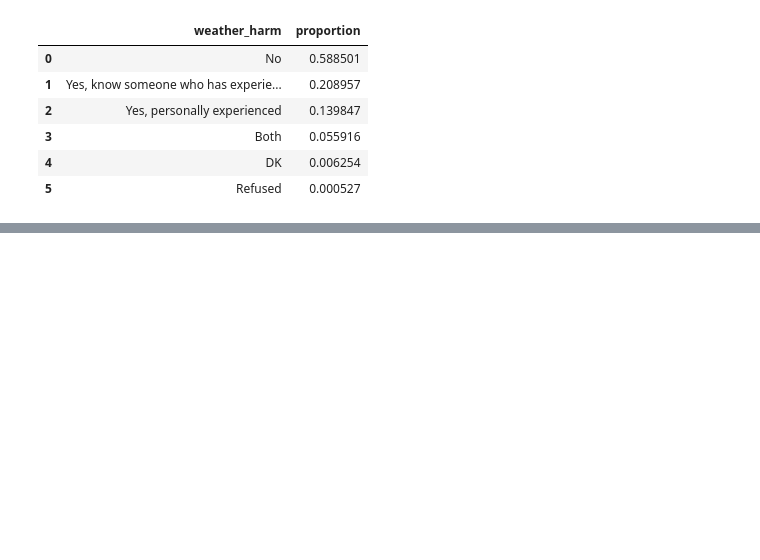
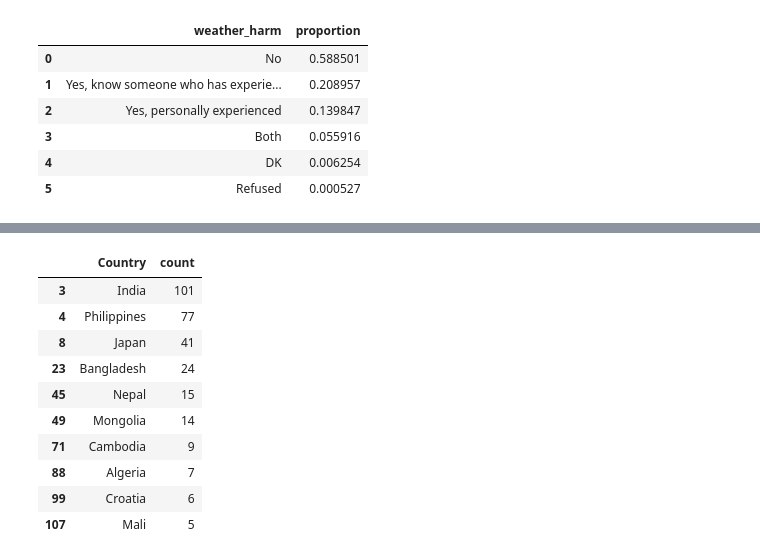
Before and after one commit to eemchadwick/natural_disasters, a Jupyter notebook: notebooks/natural disasters.ipynb, the cells around one changed output, grey strips where cells are left out. Drawn from its saved outputs; the diff is of its cells as text; code cells hidden in the pictures; blank space fills up the shorter version.

```diff
--- a/notebooks/natural disasters.ipynb
+++ b/notebooks/natural disasters.ipynb
@@ -2549,3 +2538,22 @@ memory usage: 3.2+ KB
+# %%
+#looking at both_perception country list
+# 10 of 10 countries from both_perception top 10 country list had disasters in those years
+# 3 are in top 10 for overall disasters during that 5 year period
+
+five_years_disasters[five_years_disasters['Country'].isin(['Philippines', 'Nepal', 'India', 'Japan', 'Algeria','Cambodia','Mali','Mongolia','Croatia',
+'Bangladesh'])]
+# %% [output]
+|  | Country | count |
+| 3 | India | 101 |
+| 4 | Philippines | 77 |
+| 8 | Japan | 41 |
+| 23 | Bangladesh | 24 |
+| 45 | Nepal | 15 |
+| 49 | Mongolia | 14 |
+| 71 | Cambodia | 9 |
+| 88 | Algeria | 7 |
+| 99 | Croatia | 6 |
+| 107 | Mali | 5 |
 # %%
 #test for converting to CSV for Power BI
 #survey.to_csv(r'C:\Users\emily\Documents\NSS_Analytics_Bootcamp\capstone\natural_disasters\data\CSVs_for_dashboard\survey.csv')
```
Also changed, not shown: parts of 59 cells of this notebook.
